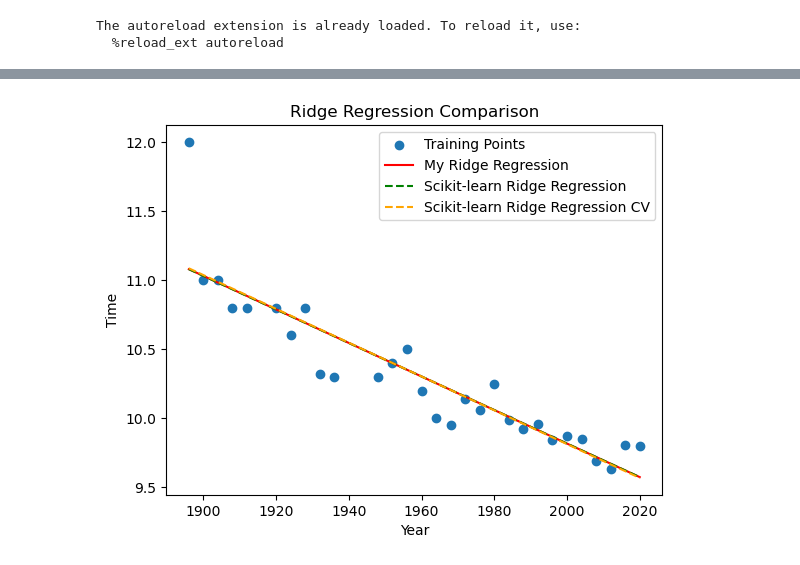
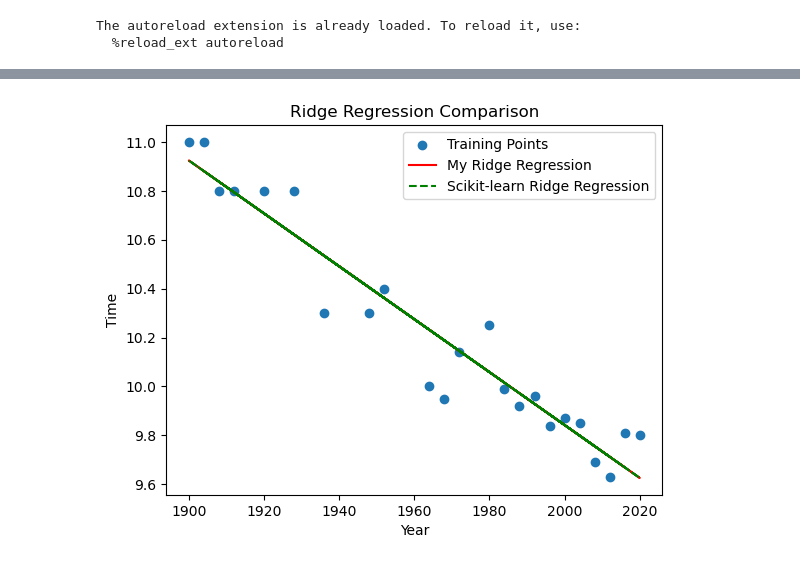
Before and after one commit to Michele2301/MALIS-projects, a Jupyter notebook: Project3/experiments.ipynb, the cells around one changed output, grey strips where cells are left out. Drawn from its saved outputs; the diff is of its cells as text; code cells hidden in the pictures.

Commit message:
added training test splitting

```diff
--- a/Project3/experiments.ipynb
+++ b/Project3/experiments.ipynb
@@ -3,11 +3,16 @@
 %autoreload 2
 import numpy as np
 import pandas as pd
-olympics=1
-if olympics==1:
+olympics=0
+if olympics==0:
     dataset=pd.read_csv('./Data/olympics_100m.csv')
 else:
-    dataset=pd.read_csv('./Data/test.csv')
+    #create using scikit learn a 2 numerical features dataset with 100 samples from a linear distribution
+    from sklearn.datasets import make_regression
+    X,Y=make_regression(n_samples=100, n_features=2, noise=0.1)
+    dataset=pd.DataFrame({'features':X[:,0],'features2':X[:,1],'targets':Y})
+from sklearn.model_selection import train_test_split
+dataset_train,dataset_test=train_test_split(dataset,test_size=0.2)
 # %% [output]
 The autoreload extension is already loaded. To reload it, use:
   %reload_ext autoreload
@@ -20,8 +25,8 @@ if dataset.shape[1]==2:
 # %%
 #coarse to fine approach
 from ridge import Ridge_Regression
-X=dataset.drop('targets',axis=1).values.reshape(-1,dataset.shape[1]-1)
-Y=dataset['targets'].values.reshape(-1,1)
+X=dataset_train.drop('targets',axis=1).values.reshape(-1,dataset_train.shape[1]-1)
+Y=dataset_train['targets'].values.reshape(-1,1)
 ## given the low amount of data available we decided to do a K-fold cross validation
 ## the parameter lambda follows a coarse to fine approach
 ## the coarse search is done with a step of 0.1 and the fine search with a step of 0.01
@@ -141,25 +150,26 @@ w_sklearn:  [[-0.01213495]] [34.08705944]
 # %%
-import matplotlib.pyplot as plt
-ridge=Ridge_Regression(lambda_value)
-ridge.Train(X,Y)
-y_pred=ridge.Predict(X)
-from sklearn.linear_model import Ridge
-ridge_sklearn=Ridge(alpha=lambda_value)
-ridge_sklearn.fit(X,Y)
-y_pred_sklearn=ridge_sklearn.predict(X)
-from sklearn.linear_model import RidgeCV
-ridge_cv=RidgeCV(cv=k)
-ridge_cv.fit(X,Y)
-y_pred_cv=ridge_cv.predict(X)
-plt.scatter(X, Y, label='Training Points')
-plt.plot(X, y_pred, label='My Ridge Regression', color='red')
-plt.plot(X, y_pred_sklearn, label='Scikit-learn Ridge Regression', linestyle='--', color='green')
-plt.plot(X, y_pred_cv, label='Scikit-learn Ridge Regression CV', linestyle='--', color='orange')
+#plot if 1D
+if dataset_train.shape[1]==2:
+    import matplotlib.pyplot as plt
+    ridge=Ridge_Regression(lambda_value)
+    ridge.Train(X,Y)
+    y_pred=ridge.Predict(X)
+    from sklearn.linear_model import Ridge
+    ridge_sklearn=Ridge(alpha=lambda_value)
+    ridge_sklearn.fit(X,Y)
+    y_pred_sklearn=ridge_sklearn.predict(X)
+    from sklearn.linear_model import RidgeCV
+    ridge_cv=RidgeCV(cv=k)
+    ridge_cv.fit(X,Y)
+    y_pred_cv=ridge_cv.predict(X)
+    plt.scatter(X, Y, label='Training Points')
+    plt.plot(X, y_pred, label='My Ridge Regression', color='red')
+    plt.plot(X, y_pred_sklearn, label='Scikit-learn Ridge Regression', linestyle='--', color='green')
 
-plt.title('Ridge Regression Comparison')
-plt.xlabel('Year')
-plt.ylabel('Time')
-plt.legend()
-plt.show()
+    plt.title('Ridge Regression Comparison')
+    plt.xlabel('Year')
+    plt.ylabel('Time')
+    plt.legend()
+    plt.show()
 # %% [output]
-[figure, old version]
+[figure, new version]
```
Also changed, not shown: parts of 4 cells of this notebook, 1 other file.
